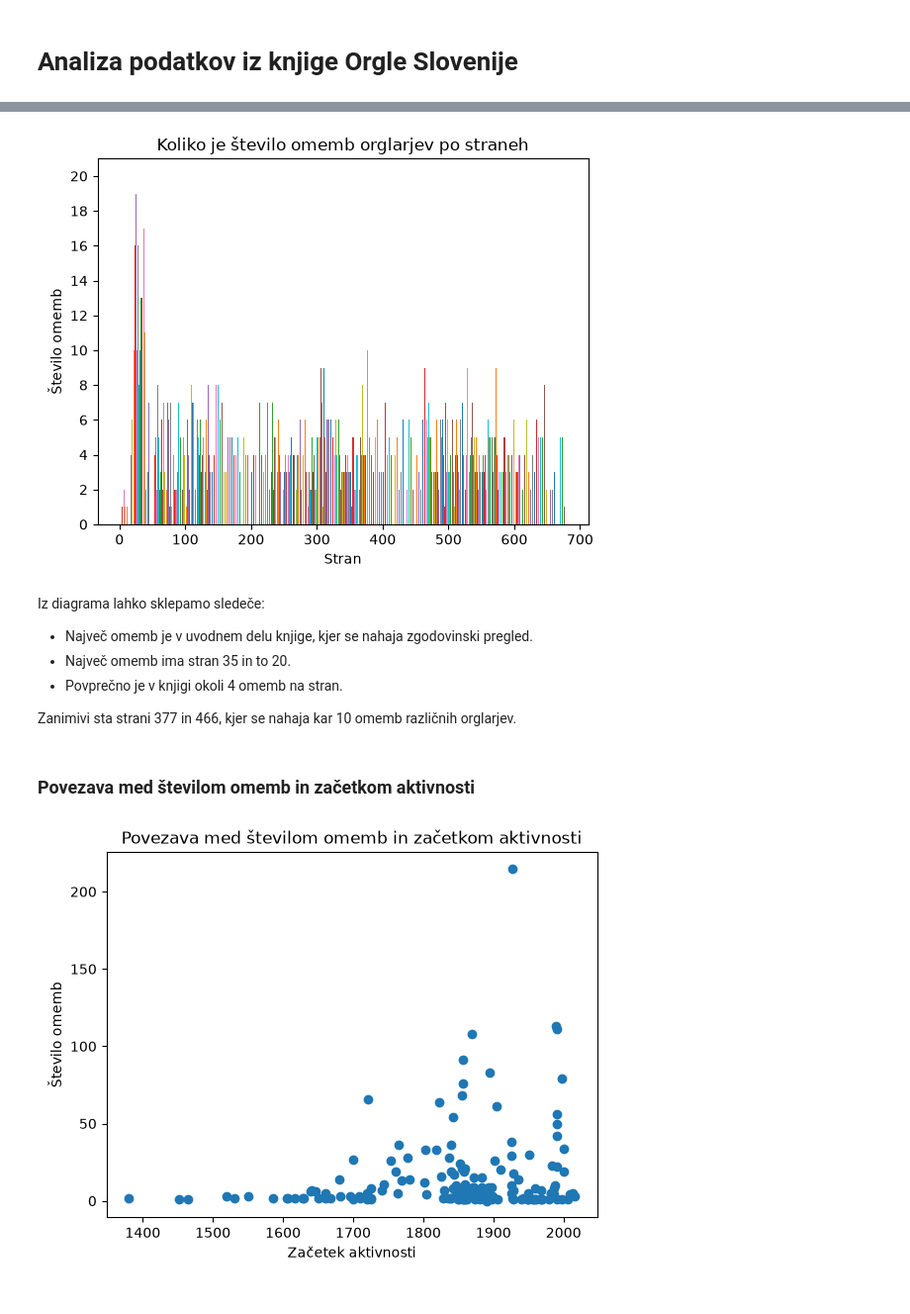
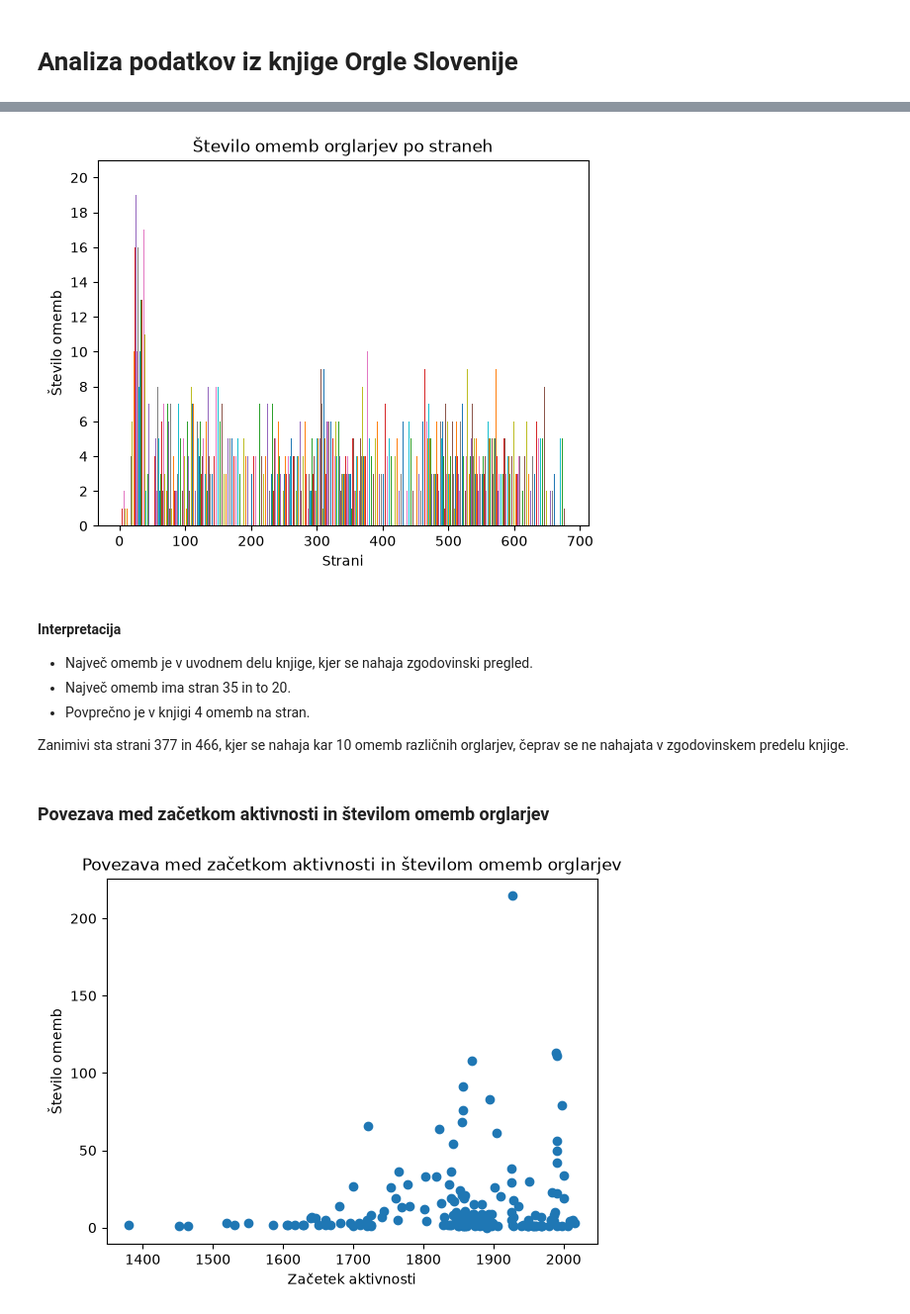
Before and after one commit to PetJer/UVP-projektna-naloga, a Jupyter notebook: analiza.ipynb, the cells around one changed output, grey strips where cells are left out. Shown at 99% size. Drawn from its saved outputs; the diff is of its cells as text; code cells hidden in the pictures.

```diff
--- a/analiza.ipynb
+++ b/analiza.ipynb
@@ -206,46 +206,47 @@ Posledično sklepamo, da je največ opusov v knjigi iz rok slovenskih orglarjev.
 # %%
 STEVILO_STRANI = 678
 
-# Sestavimo seznam s številom omemb na stran
-st_omemb_po_straneh = [
+# Sestavimo seznam strani s številom omemb
+om_po_stran = [
     (s, len(pridobi_omenjene_orglarje(org, s)))
     for s in range(1, STEVILO_STRANI + 1)
 ]
 
-# Zapišemo število omemb v diagram
-for stran, st_omemb in st_omemb_po_straneh:
-    plt.bar(stran, st_omemb)
+# Zapišemo strani s številom omemb v diagram
+for stran, st_om in om_po_stran:
+    plt.bar(stran, st_om)
 
 # Nastavimo prikaz diagrama
-plt.title("Koliko je število omemb orglarjev po straneh")
-plt.xlabel("Stran")
+plt.title("Število omemb orglarjev po straneh")
+plt.xlabel("Strani")
 plt.ylabel("Število omemb")
-plt.yticks(list(range(0, 21, 2)));
+plt.yticks(range(0, 21, 2));
 # %% [output]
-[figure, old version]
+[figure, new version]
 # %% [markdown]
-Iz diagrama lahko sklepamo sledeče:
+#### Interpretacija
+
 - Največ omemb je v uvodnem delu knjige, kjer se nahaja zgodovinski pregled.
 - Največ omemb ima stran 35 in to 20.
-- Povprečno je v knjigi okoli 4 omemb na stran.
+- Povprečno je v knjigi 4 omemb na stran.
 
-Zanimivi sta strani 377 in 466, kjer se nahaja kar 10 omemb različnih orglarjev.
+Zanimivi sta strani 377 in 466, kjer se nahaja kar 10 omemb različnih orglarjev, čeprav se ne nahajata v zgodovinskem predelu knjige.
 # %% [markdown]
-### Povezava med številom omemb in začetkom aktivnosti
+### Povezava med začetkom aktivnosti in številom omemb orglarjev
 # %%
-# Spustimo orglarje pred 1300
-org_zac = org[org.zacetek_aktivnosti > 1300]
+# Spustimo orglarje pred letom 1300
+org_zac = org[org.zacetek_aktivnosti > ZACETEK]
 
-# Zapišemo podatke v graf
+# Zapišemo lastnosti orglarjev v graf raztrosa
 plt.scatter(
     org_zac.zacetek_aktivnosti,
     [len(eval(s)) for s in org_zac.strani_z_omembo],
 )
 
 # Nastavimo prikaz grafa
-plt.title("Povezava med številom omemb in začetkom aktivnosti")
+plt.title("Povezava med začetkom aktivnosti in številom omemb orglarjev")
 plt.xlabel("Začetek aktivnosti")
 plt.ylabel("Število omemb");
 # %% [output]
-[figure, old version]
+[figure, new version]
 # %% [markdown]
```
Also changed, not shown: parts of 26 cells of this notebook, 1 other file.
